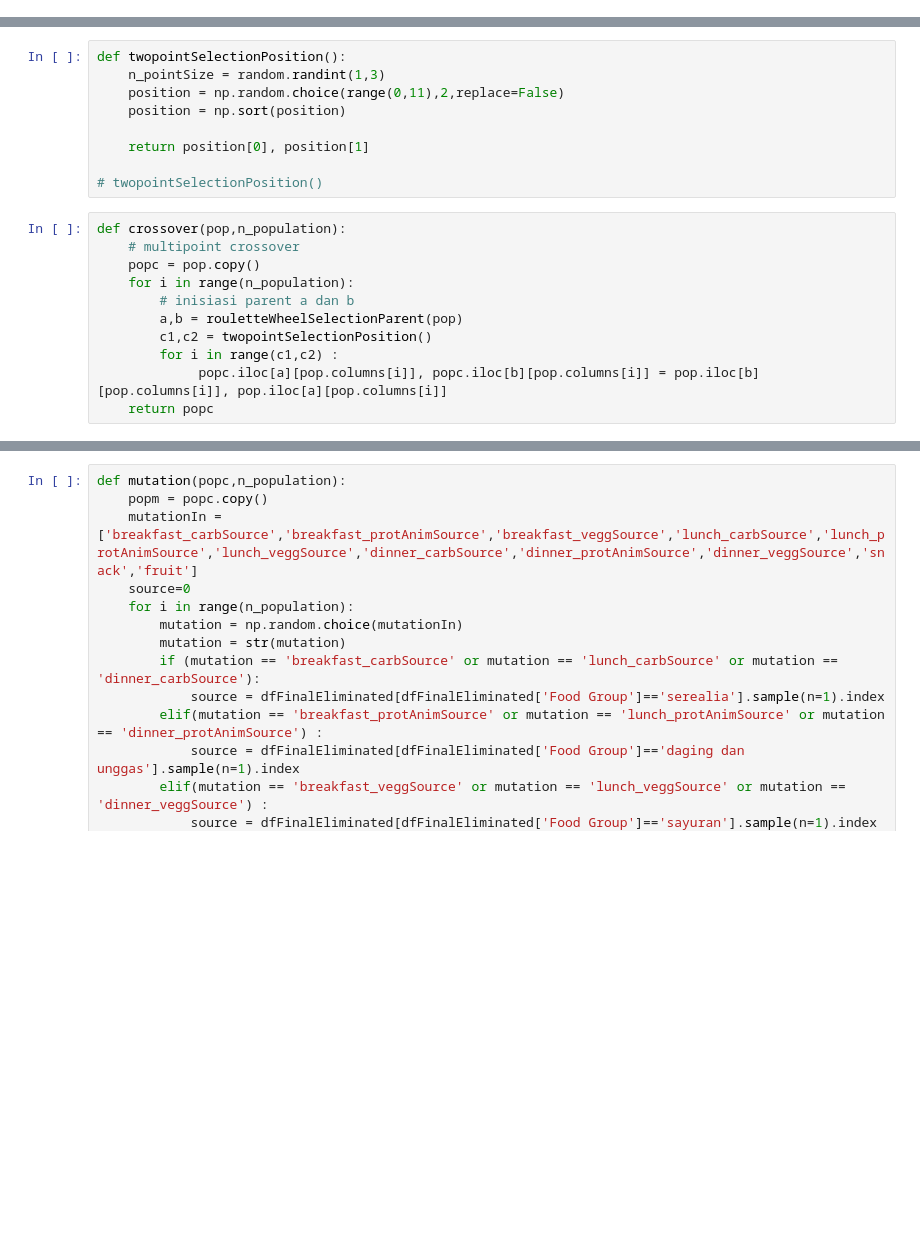
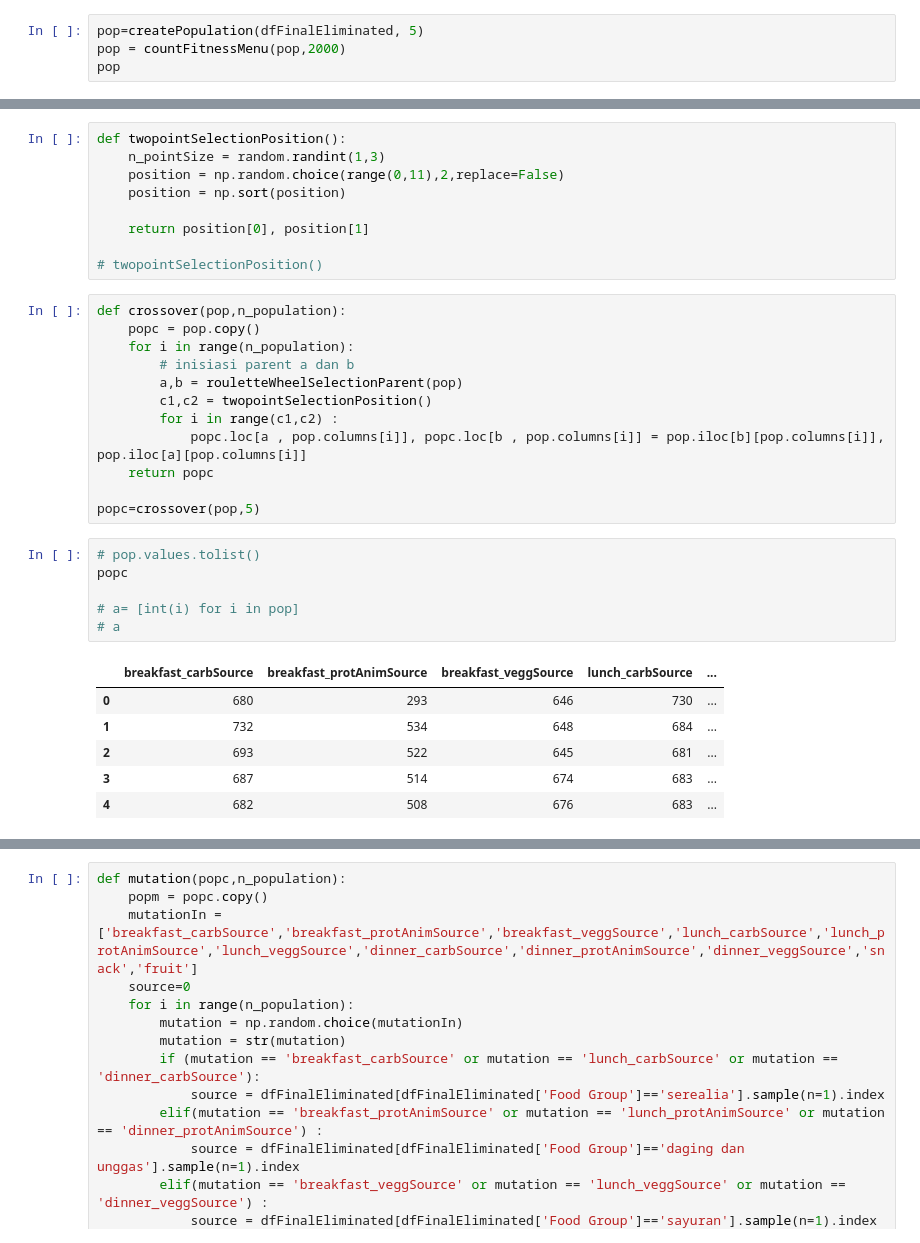
Before and after one commit to amirohqurrota/skripsi-mealplan, a Jupyter notebook: static/data/data2017.ipynb, the cells around one changed output, grey strips where cells are left out. Cells and saved outputs as stored; diff of their text form; blank space fills up the shorter version.

```diff
--- a/static/data/data2017.ipynb
+++ b/static/data/data2017.ipynb
@@ -112,0 +104,4 @@ Index([444, 525, 498], dtype='int64')
+# %%
+pop=createPopulation(dfFinalEliminated, 5)
+pop = countFitnessMenu(pop,2000)
+pop
@@ -156,12 +156,26 @@ def twopointSelectionPosition():
 # twopointSelectionPosition()
 # %%
 def crossover(pop,n_population):
-    # multipoint crossover
     popc = pop.copy()
     for i in range(n_population):
         # inisiasi parent a dan b
         a,b = rouletteWheelSelectionParent(pop)
         c1,c2 = twopointSelectionPosition()
         for i in range(c1,c2) :
-             popc.iloc[a][pop.columns[i]], popc.iloc[b][pop.columns[i]] = pop.iloc[b][pop.columns[i]], pop.iloc[a][pop.columns[i]]
+            popc.loc[a , pop.columns[i]], popc.loc[b , pop.columns[i]] = pop.iloc[b][pop.columns[i]], pop.iloc[a][pop.columns[i]]
     return popc
+
+popc=crossover(pop,5)
+# %%
+# pop.values.tolist()
+popc
+
+# a= [int(i) for i in pop]
+# a
+# %% [output]
+|  | breakfast_carbSource | breakfast_protAnimSource | breakfast_veggSource | lunch_carbSource | ... |
+| 0 | 680 | 293 | 646 | 730 | ... |
+| 1 | 732 | 534 | 648 | 684 | ... |
+| 2 | 693 | 522 | 645 | 681 | ... |
+| 3 | 687 | 514 | 674 | 683 | ... |
+| 4 | 682 | 508 | 676 | 683 | ... |
```
Also changed, not shown: parts of 8 cells of this notebook, 3 other files.
